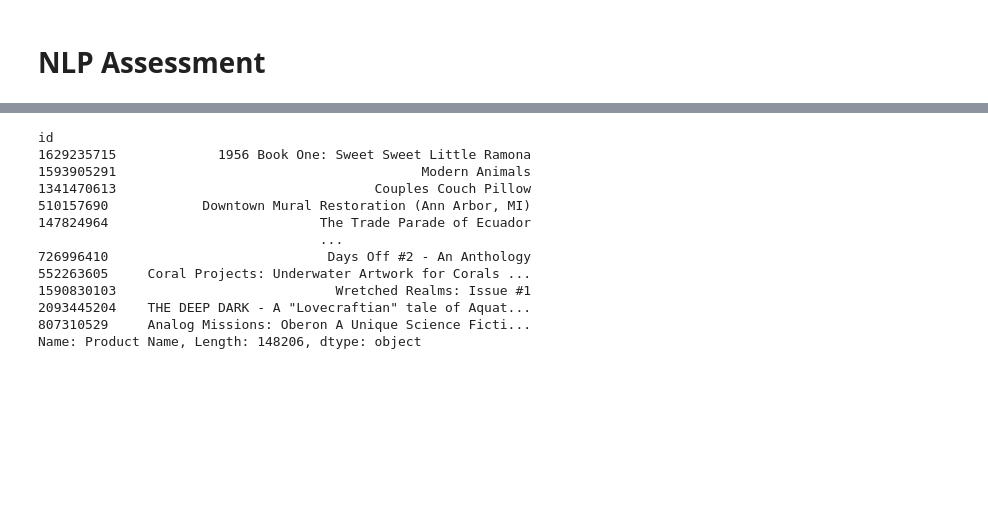
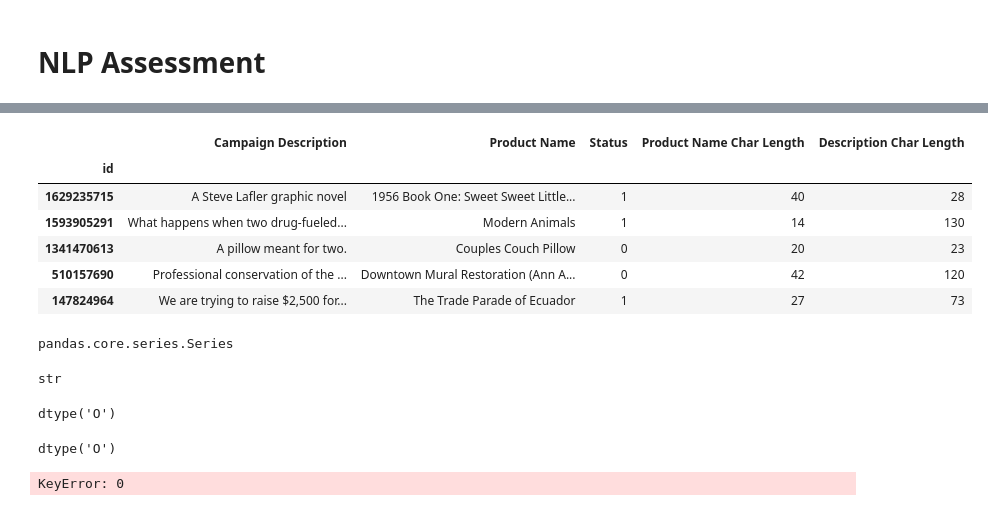
Before and after one commit to BW-Kickstarter-Success-03/campaign_eval, a Jupyter notebook: Kickstarter_project.ipynb, the cells around one changed output, grey strips where cells are left out. Cells and saved outputs as stored; diff of their text form; code cells hidden in the pictures; blank space fills up the shorter version.

```diff
--- a/Kickstarter_project.ipynb
+++ b/Kickstarter_project.ipynb
@@ -250,18 +347,32 @@ Name: Campaign Description, Length: 148206, dtype: object
+# %%
+txt_df['Description Char Length'] = txt_df['Campaign Description'].apply(len)
+
+txt_df.head()
+# %% [output]
+|  | Campaign Description | Product Name | Status | Product Name Char Length | Description Char Length |
+| id |  |  |  |  |  |
+| 1629235715 | A Steve Lafler graphic novel | 1956 Book One: Sweet Sweet Little... | 1 | 40 | 28 |
+| 1593905291 | What happens when two drug-fueled... | Modern Animals | 1 | 14 | 130 |
+| 1341470613 | A pillow meant for two. | Couples Couch Pillow | 0 | 20 | 23 |
+| 510157690 | Professional conservation of the ... | Downtown Mural Restoration (Ann A... | 0 | 42 | 120 |
+| 147824964 | We are trying to raise $2,500 for... | The Trade Parade of Ecuador | 1 | 27 | 73 |
+# %%
+type(txt_df['Product Name'])
+# %% [output]
+pandas.core.series.Series
 # %%
-product_name_txt = (df['Product Name'])
-
-print(product_name_txt)
+type(df['Product Name'].iloc[0])
 # %% [output]
-id
-1629235715             1956 Book One: Sweet Sweet Little Ramona
-1593905291                                       Modern Animals
-1341470613                                 Couples Couch Pillow
-510157690            Downtown Mural Restoration (Ann Arbor, MI)
-147824964                           The Trade Parade of Ecuador
-                                    ...
-726996410                            Days Off #2 - An Anthology
-552263605     Coral Projects: Underwater Artwork for Corals ...
-1590830103                            Wretched Realms: Issue #1
-2093445204    THE DEEP DARK - A "Lovecraftian" tale of Aquat...
-807310529     Analog Missions: Oberon A Unique Science Ficti...
-Name: Product Name, Length: 148206, dtype: object
+str
+# %%
+df['Product Name'].astype('str').dtypes
+# %% [output]
+dtype('O')
+# %%
+df['Product Name'].astype(str).dtypes
+# %% [output]
+dtype('O')
+# %%
+txt_df['Product Name'][0]
+# %% [output]
+KeyError: 0
```
Also changed, not shown: parts of 32 cells of this notebook.
